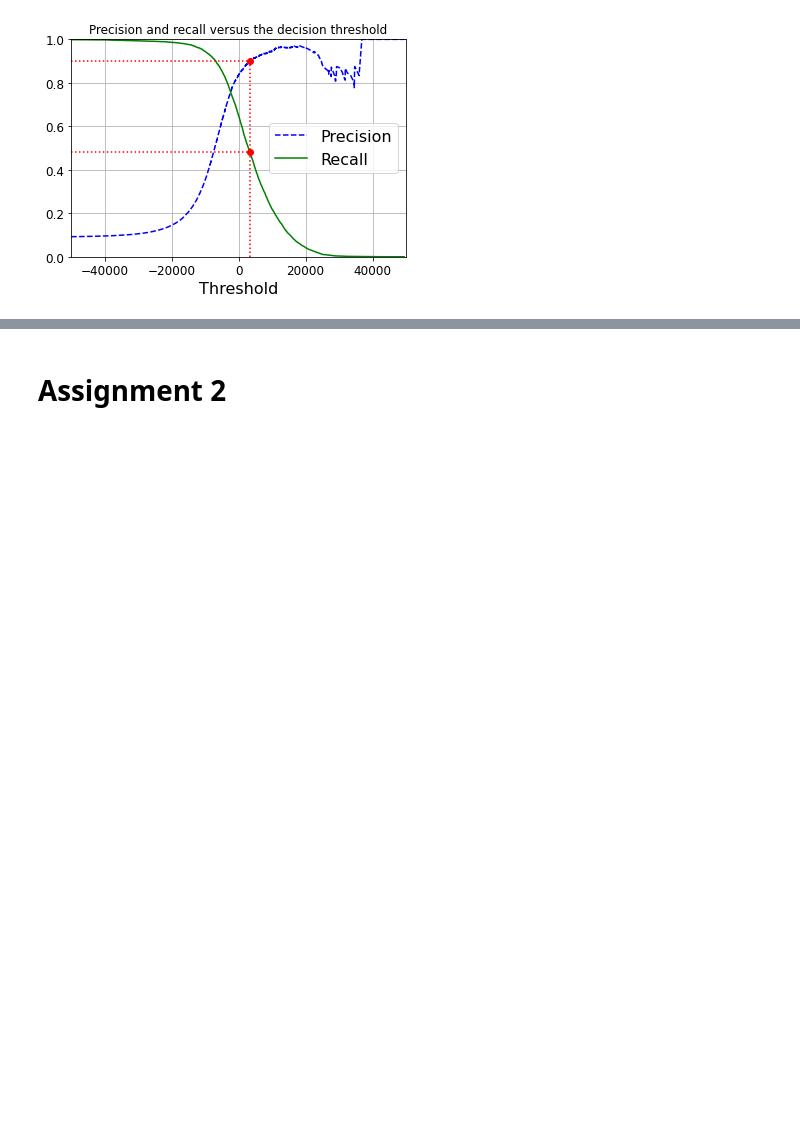
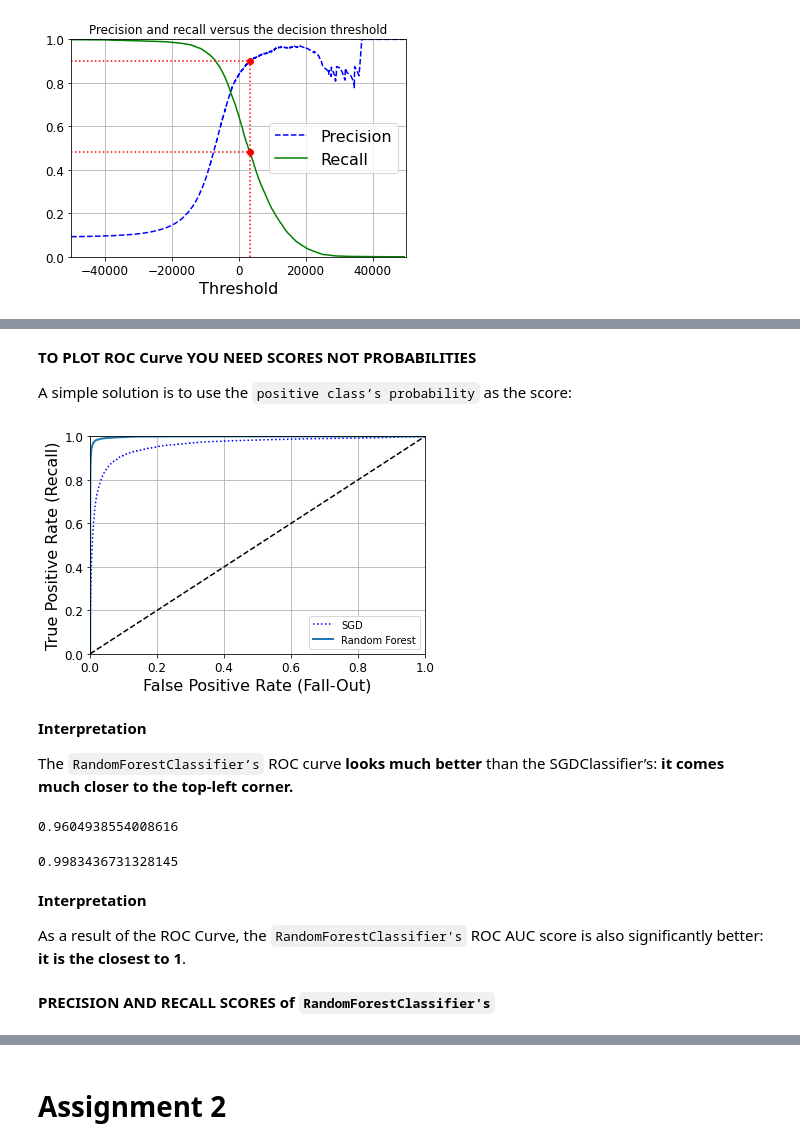
Before and after one commit to Clement-Okolo/ML_PATH, a Jupyter notebook: Classifier_MNIST_dataset.ipynb, the cells around one changed output, grey strips where cells are left out. Cells and saved outputs as stored; diff of their text form; code cells hidden in the pictures; blank space fills up the shorter version.

```diff
--- a/Classifier_MNIST_dataset.ipynb
+++ b/Classifier_MNIST_dataset.ipynb
@@ -392,0 +562,47 @@ NameError: name 'k' is not defined
+# %%
+from sklearn.ensemble import RandomForestClassifier
+forest_clf = RandomForestClassifier(random_state=42)
+
+y_probas_forest = cross_val_predict(forest_clf,
+                                    X_train,
+                                    y_train_5,
+                                    cv=3,
+                                    method="predict_proba")
+# %% [markdown]
+**TO PLOT ROC Curve YOU NEED SCORES NOT PROBABILITIES**
+
+A simple solution is to use the `positive class’s probability` as the score:
+# %%
+# Compute scores
+y_scores_forest = y_probas_forest[:, 1] # score = proba of positive class
+fpr_forest, tpr_forest, thresholds_forest = roc_curve(y_train_5,y_scores_forest)
+# %%
+# Plot and compare ROC Curve
+
+plt.plot(fpr, tpr, "b:", label="SGD")
+plot_roc_curve(fpr_forest, tpr_forest, "Random Forest")
+plt.legend(loc="lower right")
+plt.show()
+# %% [output]
+[figure, added]
+# %% [markdown]
+**Interpretation**
+
+The `RandomForestClassifier’s` ROC curve **looks much
+better** than the SGDClassifier’s: **it comes much closer to the top-left corner.**
+# %%
+# SDGClassifier's ROC AUC Score
+roc_auc_score(y_train_5, y_scores)
+# %% [output]
+0.9604938554008616
+# %%
+# RandomForestClassifier's ROC AUC Score
+roc_auc_score(y_train_5, y_scores_forest)
+# %% [output]
+0.9983436731328145
+# %% [markdown]
+**Interpretation**
+
+As a result of the ROC Curve, the `RandomForestClassifier's` ROC AUC score is also significantly better: **it is the closest to 1**.
+# %% [markdown]
+**PRECISION AND RECALL SCORES of `RandomForestClassifier's`**
```
Also changed, not shown: parts of 64 cells of this notebook.
